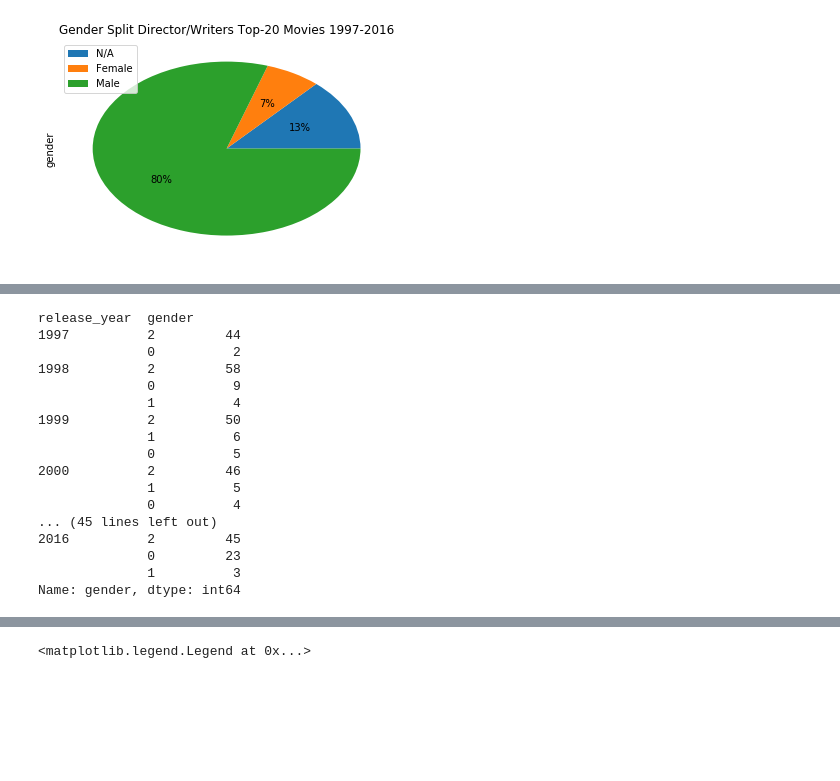
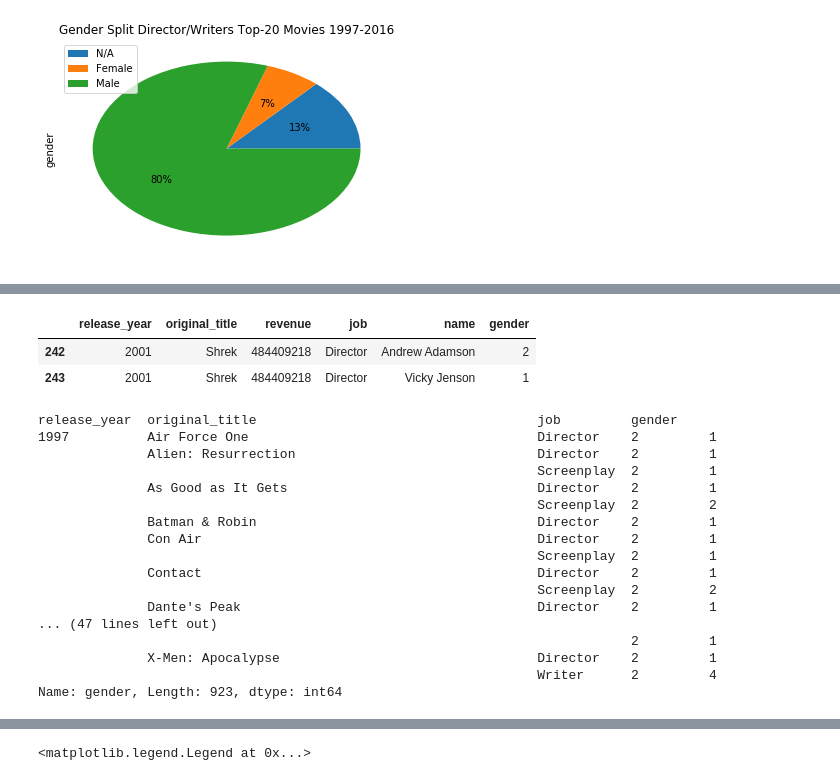
Before and after one commit to moscowjh/tmdb_dataset_analysis, a Jupyter notebook: Investigate a Dataset TMDB Movie Database (Jason H).ipynb, the cells around one changed output, grey strips where cells are left out. Cells and saved outputs as stored; diff of their text form; code cells hidden in the pictures; blank space fills up the shorter version.

```diff
--- a/Investigate a Dataset TMDB Movie Database (Jason H).ipynb
+++ b/Investigate a Dataset TMDB Movie Database (Jason H).ipynb
@@ -841,21 +810,30 @@ Name: gender, Length: 923, dtype: int64
-# %%
-df8 = merged_condensed.groupby(['release_year'])['gender'].value_counts()
-df8
-# %% [output]
-release_year  gender
-1997          2         44
-              0          2
-1998          2         58
-              0          9
-              1          4
-1999          2         50
-              1          6
-              0          5
-2000          2         46
-              1          5
-              0          4
-... (45 lines left out)
-2016          2         45
-              0         23
-              1          3
-Name: gender, dtype: int64
+# %%
+# this is a test cell that enables us to look up the creative team members for a given movie if we know its title
+merged_condensed[merged_condensed.original_title.isin(['Shrek'])]
+# df = df[df.column.isin(valuelist)]
+# %% [output]
+|  | release_year | original_title | revenue | job | name | gender |
+| 242 | 2001 | Shrek | 484409218 | Director | Andrew Adamson | 2 |
+| 243 | 2001 | Shrek | 484409218 | Director | Vicky Jenson | 1 |
+# %%
+# this the following data series returns the gender of the different creative jobs per film
+# the series is a little large to view easily, but it's all there for reference
+merged_condensed.groupby(['release_year','original_title','job'])['gender'].value_counts()
+# %% [output]
+release_year  original_title                                    job         gender
+1997          Air Force One                                     Director    2         1
+              Alien: Resurrection                               Director    2         1
+                                                                Screenplay  2         1
+              As Good as It Gets                                Director    2         1
+                                                                Screenplay  2         2
+              Batman & Robin                                    Director    2         1
+              Con Air                                           Director    2         1
+                                                                Screenplay  2         1
+              Contact                                           Director    2         1
+                                                                Screenplay  2         2
+              Dante's Peak                                      Director    2         1
+... (47 lines left out)
+                                                                            2         1
+              X-Men: Apocalypse                                 Director    2         1
+                                                                Writer      2         4
+Name: gender, Length: 923, dtype: int64
```
Also changed, not shown: parts of 25 cells of this notebook.
